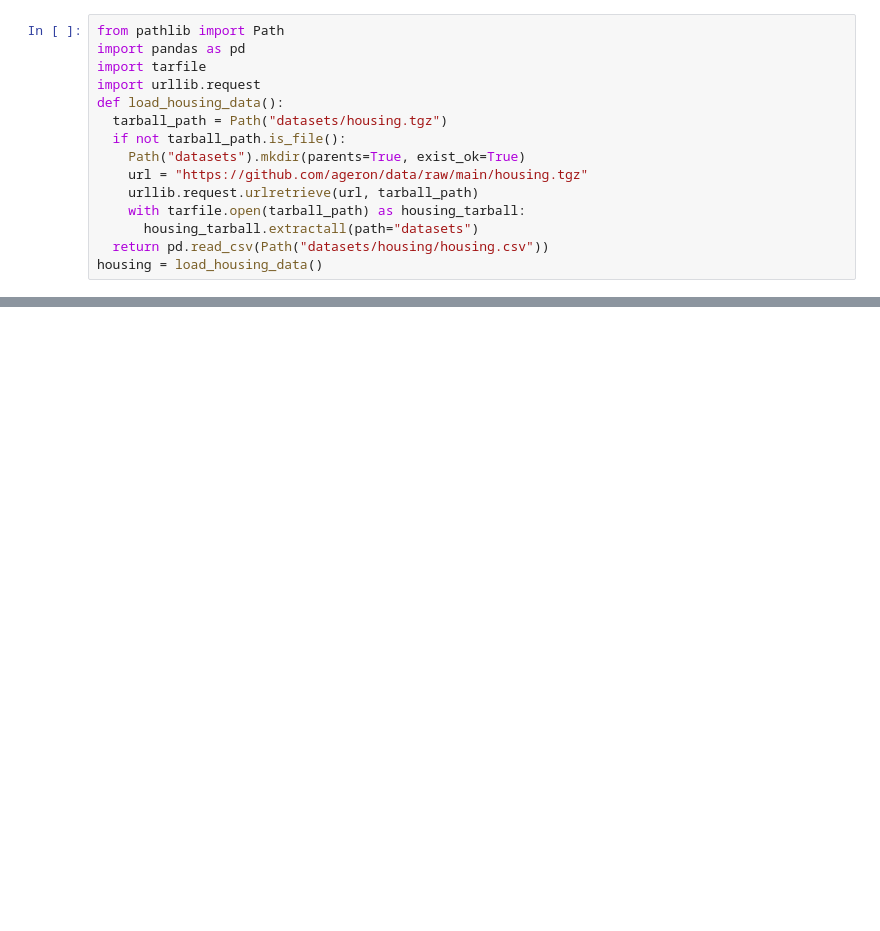
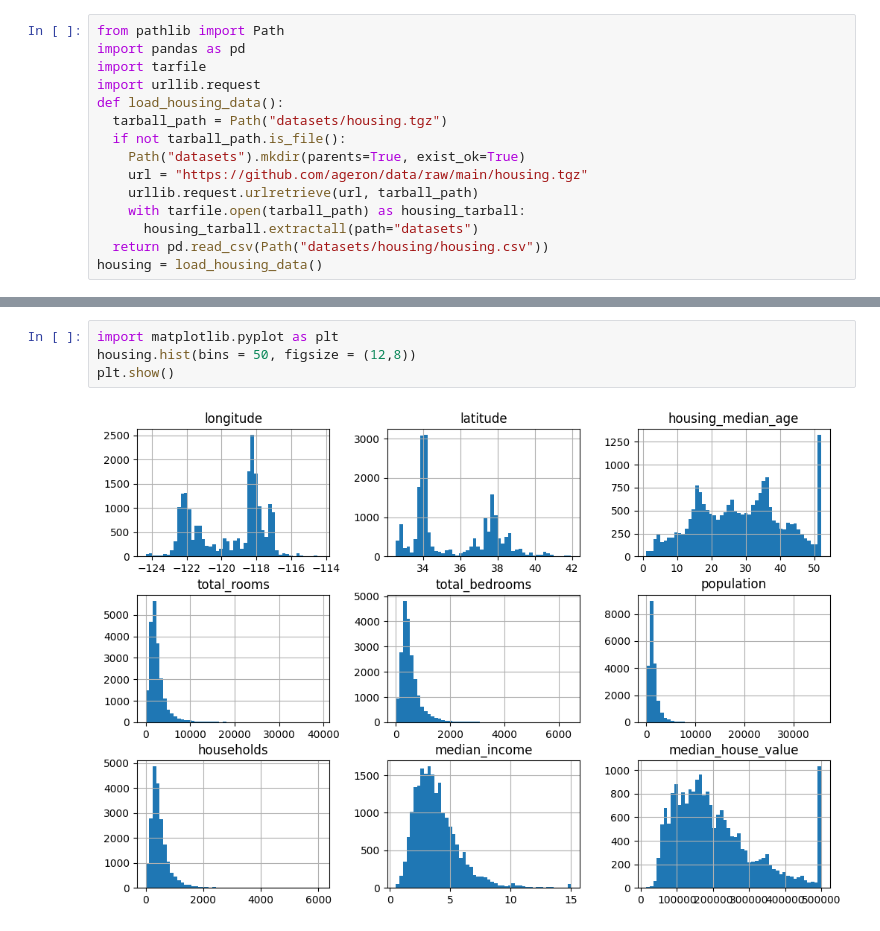
Before and after one commit to suvambh/HandsOnMachineLearning, a Jupyter notebook: Chapter2.ipynb, the cells around one changed output, grey strips where cells are left out. Saved outputs shown, nothing was run; the diff lists cells and outputs as text; blank space fills up the shorter version.

```diff
--- a/Chapter2.ipynb
+++ b/Chapter2.ipynb
@@ -31,0 +48,6 @@ housing.head(10)
+# %%
+import matplotlib.pyplot as plt
+housing.hist(bins = 50, figsize = (12,8))
+plt.show()
+# %% [output]
+[figure, added]
```
Also changed, not shown: parts of 4 cells of this notebook.
